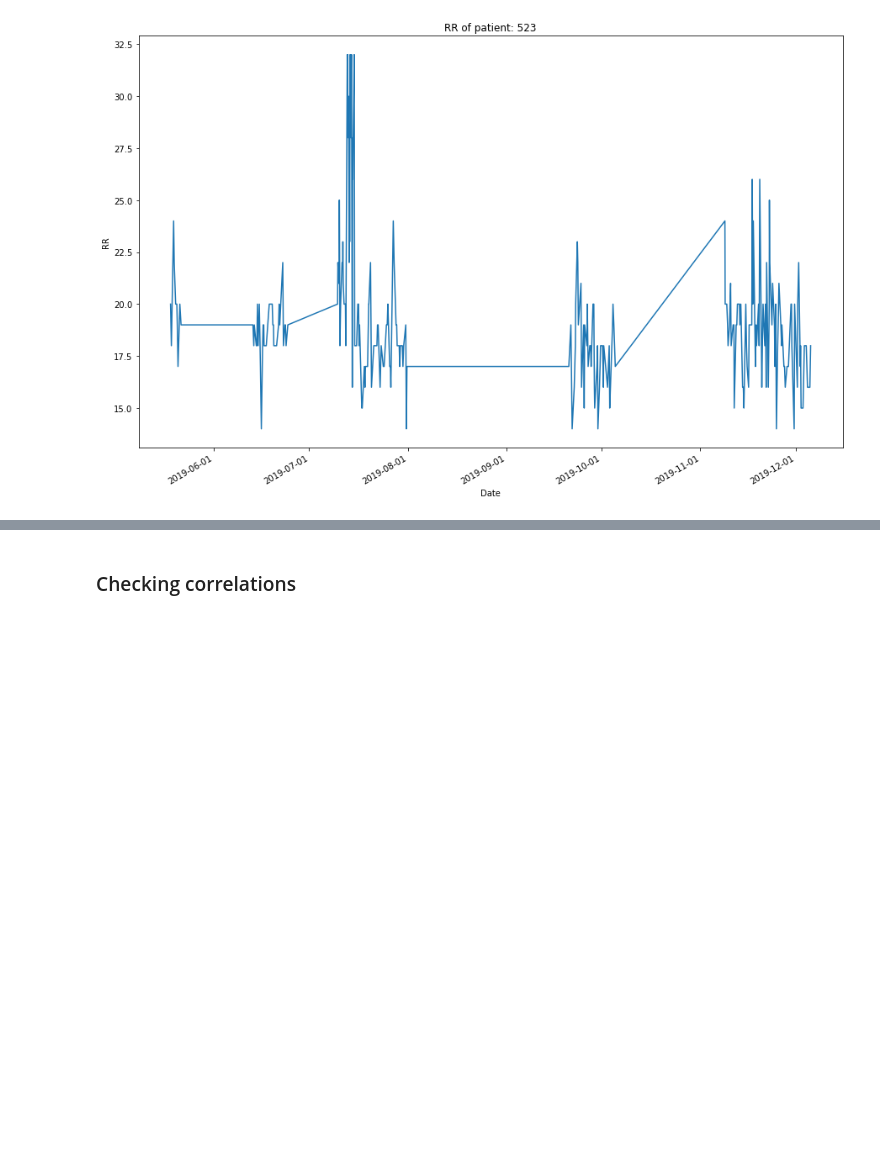
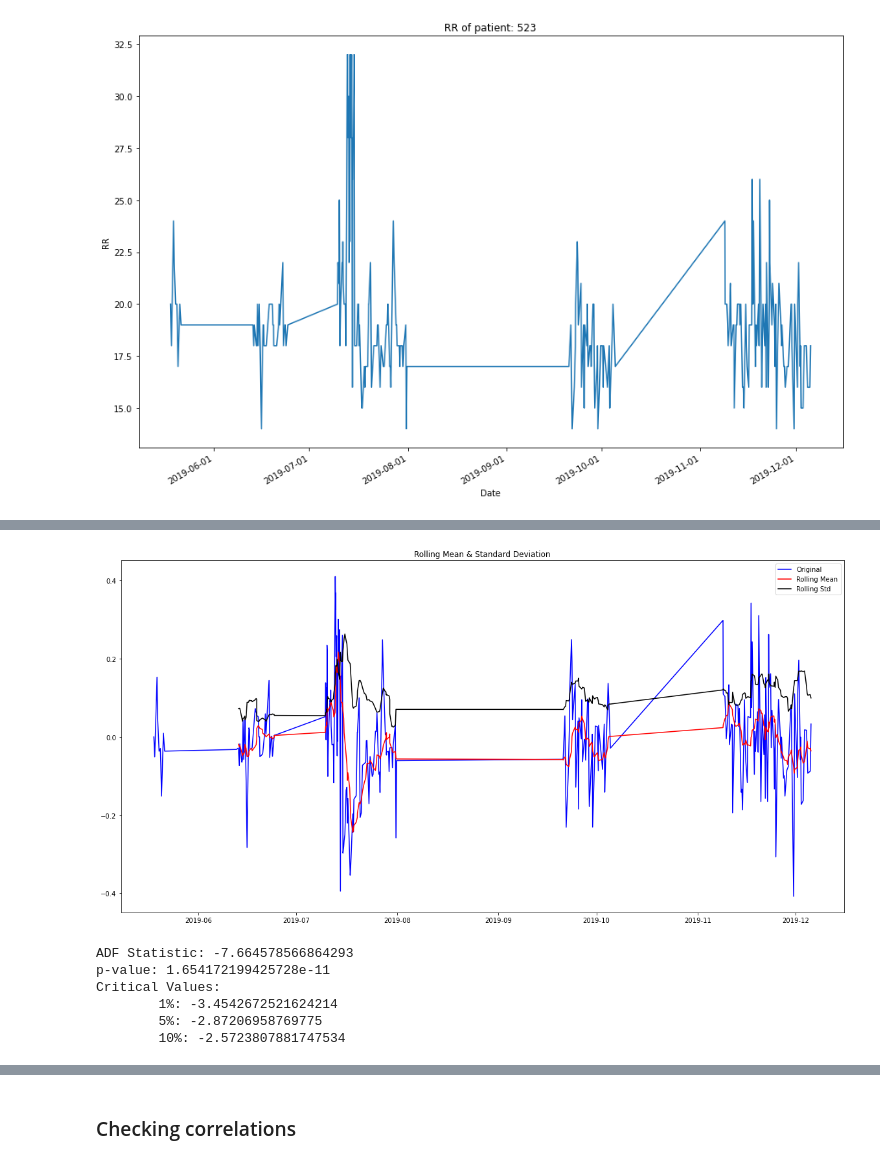
Before and after one commit to kustex/arinti_ews_usecase, a Jupyter notebook: arinti_EWS_notebook.ipynb, the cells around one changed output, grey strips where cells are left out. Drawn from its saved outputs; the diff is of its cells as text; code cells hidden in the pictures; blank space fills up the shorter version.

```diff
--- a/arinti_EWS_notebook.ipynb
+++ b/arinti_EWS_notebook.ipynb
@@ -272,0 +357,13 @@ See the caveats in the documentation: https://pandas.pydata.org/pandas-docs/stab
+# %%
+rolling_mean_exp_decay = df_log.ewm(halflife=12, min_periods=0, adjust=True).mean()
+df_log_exp_decay = df_log - rolling_mean_exp_decay
+df_log_exp_decay.dropna(inplace=True)
+get_stationarity(df_log_exp_decay)
+# %% [output]
+[figure, added]
+ADF Statistic: -7.664578566864293
+p-value: 1.654172199425728e-11
+Critical Values:
+        1%: -3.4542672521624214
+        5%: -2.87206958769775
+        10%: -2.5723807881747534
```
Also changed, not shown: parts of 11 cells of this notebook.
